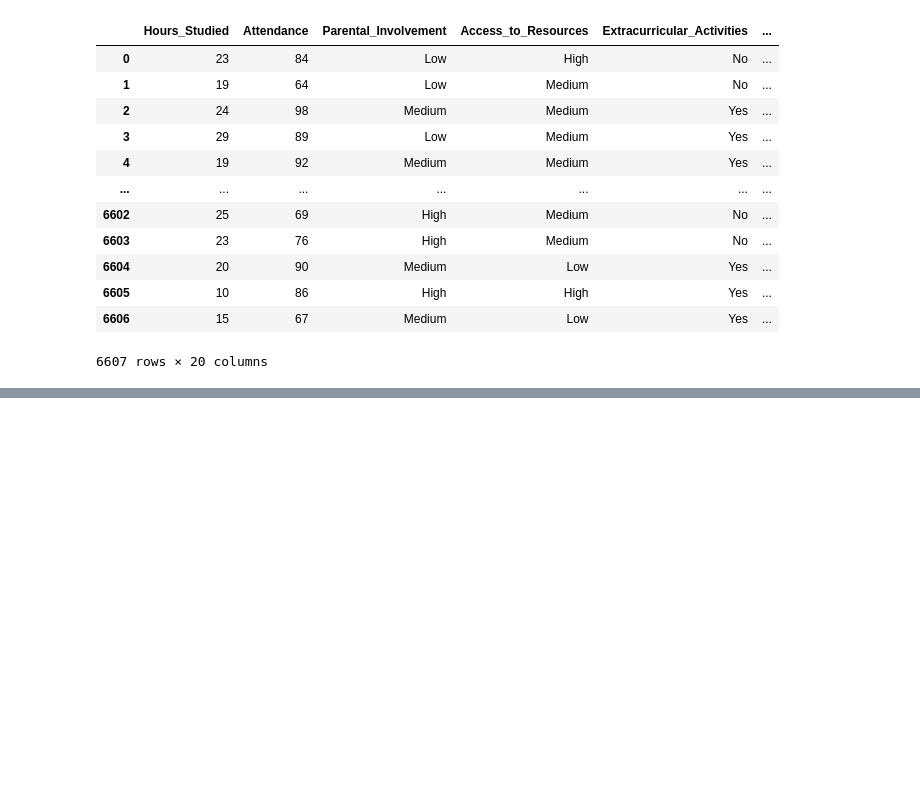
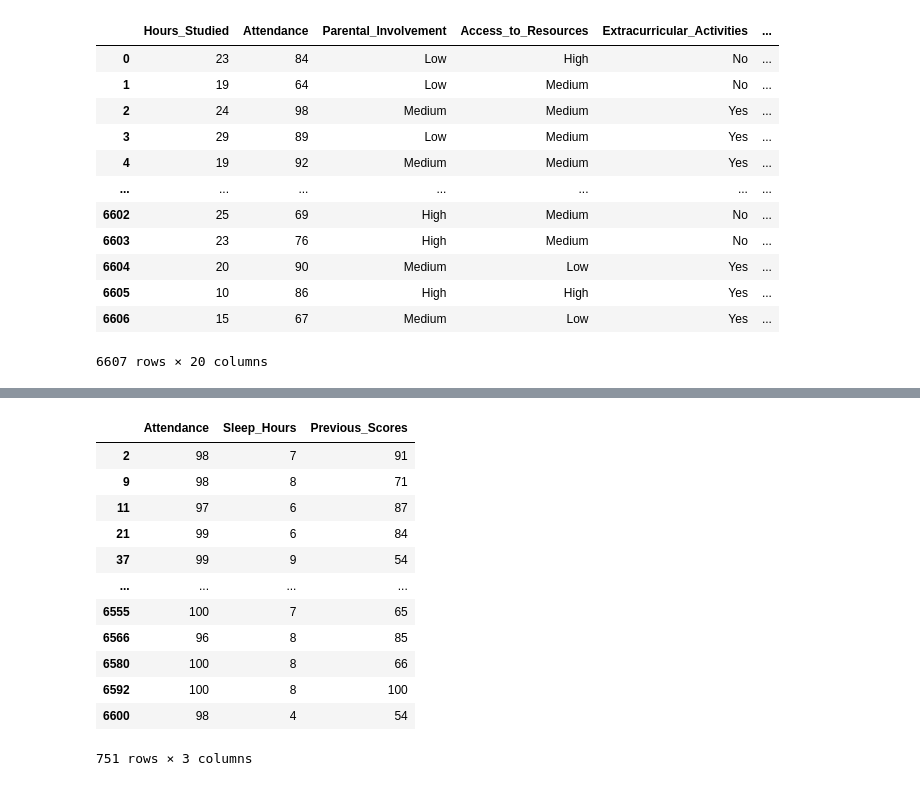
Before and after one commit to dwivediprashant/python_learning_AIML, a Jupyter notebook: Pandas/kaggle.ipynb, the cells around one changed output, grey strips where cells are left out. Saved outputs shown, nothing was run; the diff lists cells and outputs as text; code cells hidden in the pictures; blank space fills up the shorter version.

```diff
--- a/Pandas/kaggle.ipynb
+++ b/Pandas/kaggle.ipynb
@@ -19,0 +249,17 @@ data
+# %%
+# chaining
+data[data["Attendance"]>95 ][["Attendance","Sleep_Hours","Previous_Scores"]]
+# %% [output]
+|  | Attendance | Sleep_Hours | Previous_Scores |
+| 2 | 98 | 7 | 91 |
+| 9 | 98 | 8 | 71 |
+| 11 | 97 | 6 | 87 |
+| 21 | 99 | 6 | 84 |
+| 37 | 99 | 9 | 54 |
+| ... | ... | ... | ... |
+| 6555 | 100 | 7 | 65 |
+| 6566 | 96 | 8 | 85 |
+| 6580 | 100 | 8 | 66 |
+| 6592 | 100 | 8 | 100 |
+| 6600 | 98 | 4 | 54 |
+751 rows × 3 columns
```
Also changed, not shown: parts of 20 cells of this notebook.
